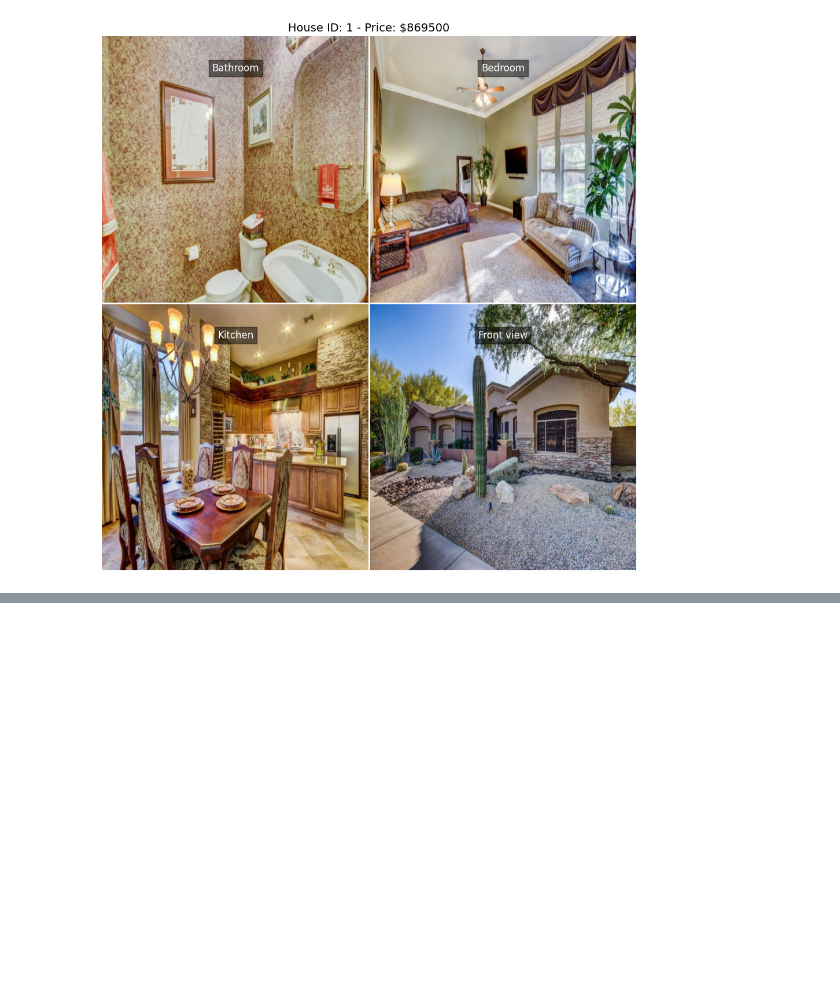
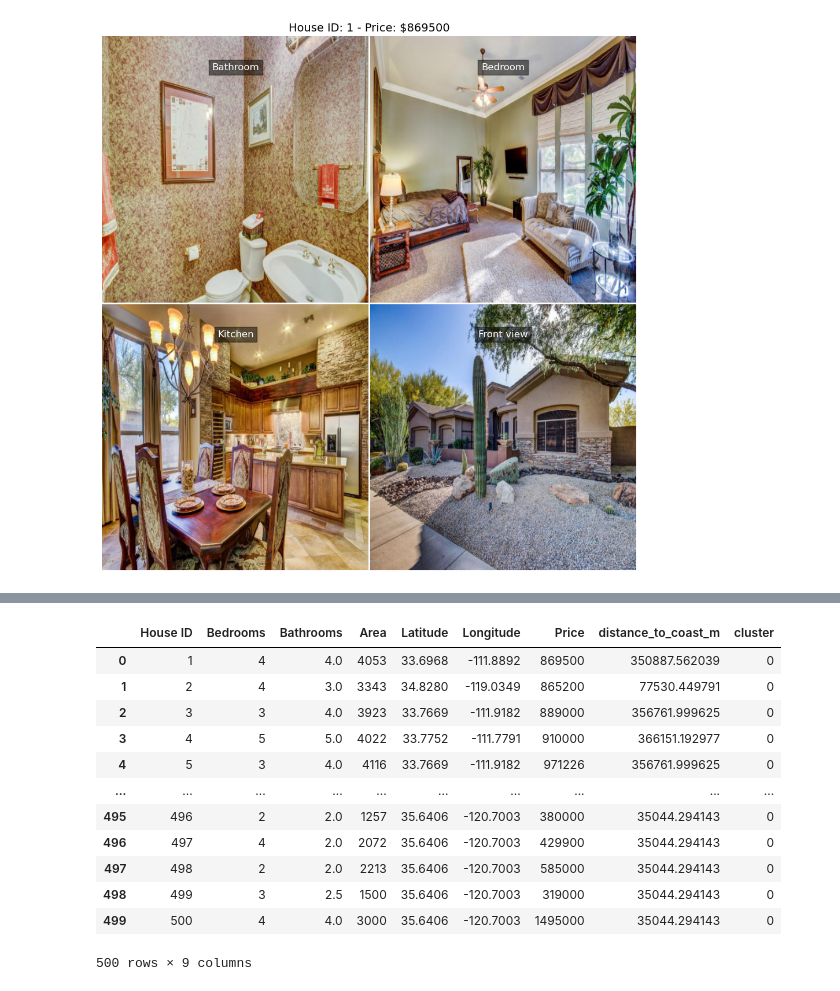
Before and after one commit to casperpriem05/DeepLearning, a Jupyter notebook: main.ipynb, the cells around one changed output, grey strips where cells are left out. Cells and saved outputs as stored; diff of their text form; code cells hidden in the pictures; blank space fills up the shorter version.

```diff
--- a/main.ipynb
+++ b/main.ipynb
@@ -168,0 +259,16 @@ images = np.array(images)
+# %%
+train
+# %% [output]
+|  | House ID | Bedrooms | Bathrooms | Area | Latitude | Longitude | Price | distance_to_coast_m | cluster |
+| 0 | 1 | 4 | 4.0 | 4053 | 33.6968 | -111.8892 | 869500 | 350887.562039 | 0 |
+| 1 | 2 | 4 | 3.0 | 3343 | 34.8280 | -119.0349 | 865200 | 77530.449791 | 0 |
+| 2 | 3 | 3 | 4.0 | 3923 | 33.7669 | -111.9182 | 889000 | 356761.999625 | 0 |
+| 3 | 4 | 5 | 5.0 | 4022 | 33.7752 | -111.7791 | 910000 | 366151.192977 | 0 |
+| 4 | 5 | 3 | 4.0 | 4116 | 33.7669 | -111.9182 | 971226 | 356761.999625 | 0 |
+| ... | ... | ... | ... | ... | ... | ... | ... | ... | ... |
+| 495 | 496 | 2 | 2.0 | 1257 | 35.6406 | -120.7003 | 380000 | 35044.294143 | 0 |
+| 496 | 497 | 4 | 2.0 | 2072 | 35.6406 | -120.7003 | 429900 | 35044.294143 | 0 |
+| 497 | 498 | 2 | 2.0 | 2213 | 35.6406 | -120.7003 | 585000 | 35044.294143 | 0 |
+| 498 | 499 | 3 | 2.5 | 1500 | 35.6406 | -120.7003 | 319000 | 35044.294143 | 0 |
+| 499 | 500 | 4 | 4.0 | 3000 | 35.6406 | -120.7003 | 1495000 | 35044.294143 | 0 |
+500 rows × 9 columns
```
Also changed, not shown: parts of 14 cells of this notebook, 8 other files.
